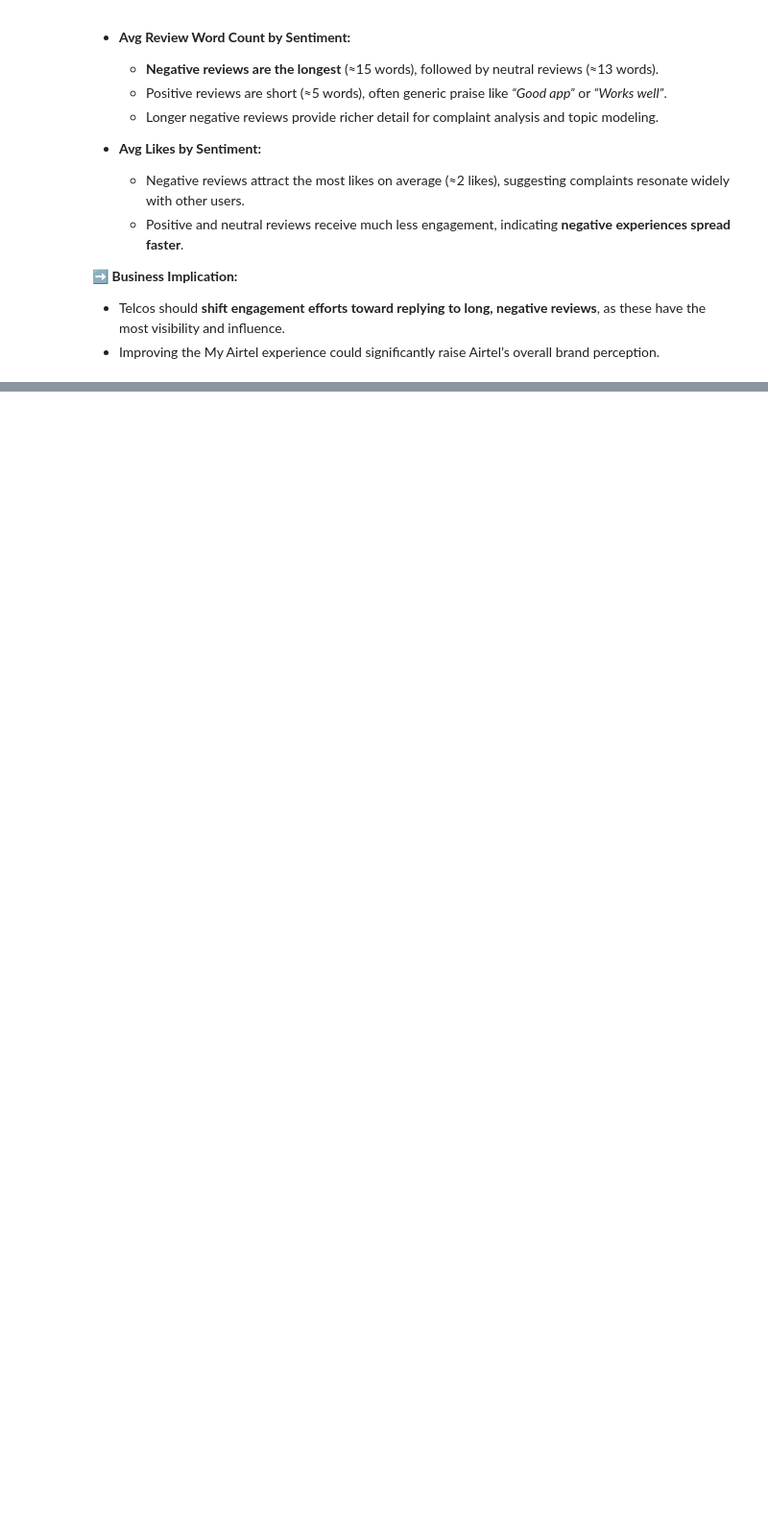
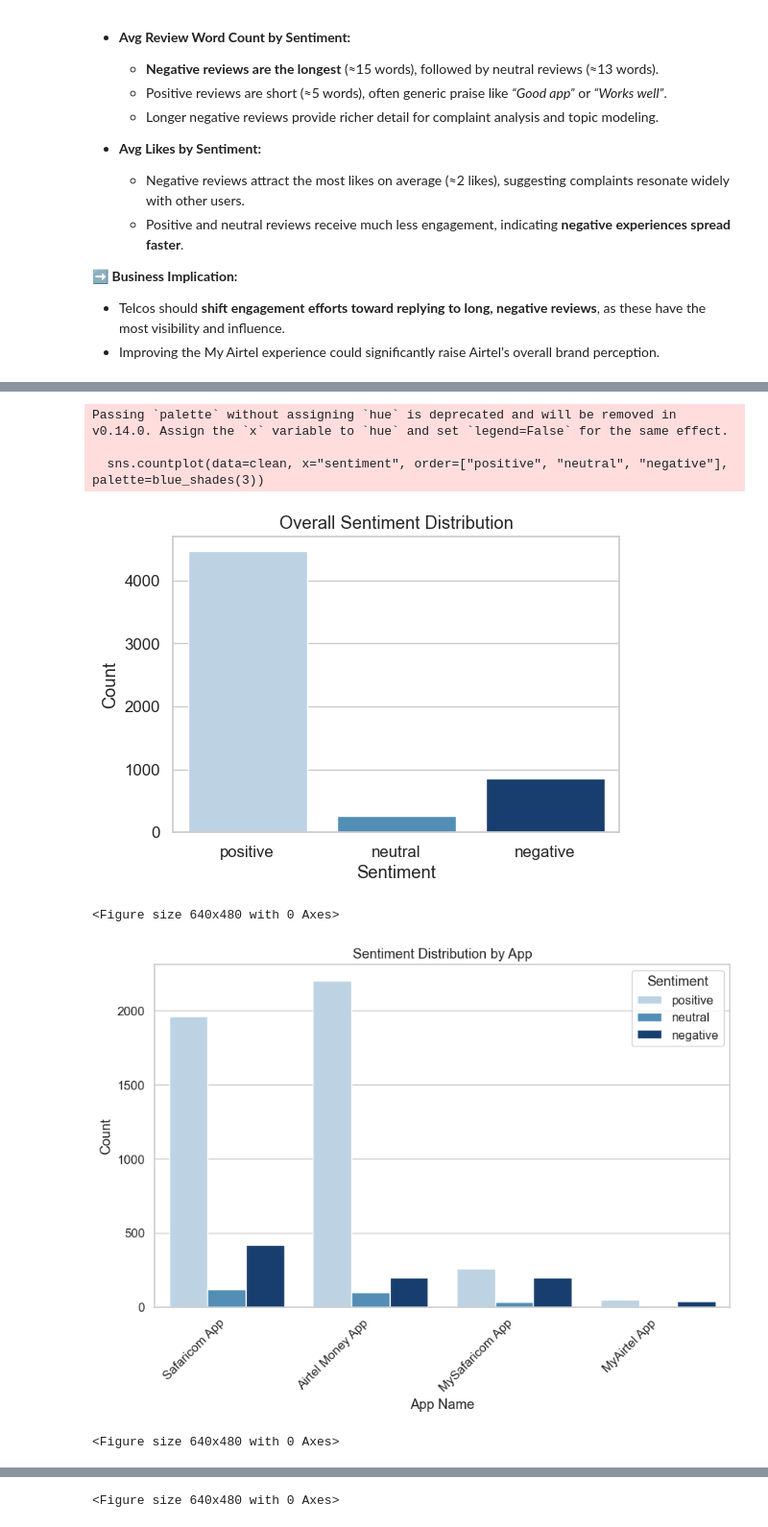
Before and after one commit to jedidahkathure/Customer-Sentiments-Analysis, a Jupyter notebook: safaricom_airtel_analysis.ipynb, the cells around one changed output, grey strips where cells are left out. Shown at 96% size. Drawn from its saved outputs; the diff is of its cells as text; code cells hidden in the pictures; blank space fills up the shorter version.

Commit message:
add sentiment labelling from reviews

```diff
--- a/safaricom_airtel_analysis.ipynb
+++ b/safaricom_airtel_analysis.ipynb
@@ -1233,0 +1323,61 @@ plt.show()
+# %%
+import matplotlib.pyplot as plt
+import seaborn as sns
+
+sns.set(style="whitegrid", palette="pastel", font_scale=1.1)
+
+# =======================================================
+# 1. Overall sentiment distribution
+# =======================================================
+plt.figure(figsize=(6,4))
+sns.countplot(data=clean, x="sentiment", order=["positive", "neutral", "negative"], palette=blue_shades(3))
+plt.title("Overall Sentiment Distribution")
+plt.xlabel("Sentiment")
+plt.ylabel("Count")
+plt.show()
+plt.savefig("Output/00_sentiment_Distribution_Overall.png", dpi=300)
+
+# =======================================================
+# 2. Sentiment distribution per App
+# =======================================================
+plt.figure(figsize=(10,6))
+sns.countplot(data=clean, x="app_name", hue="sentiment",
+              order=clean["app_name"].value_counts().index,
+              hue_order=["positive", "neutral", "negative"],
+                palette=blue_shades(3))
+plt.title("Sentiment Distribution by App")
+plt.xlabel("App Name")
+plt.ylabel("Count")
+plt.legend(title="Sentiment")
+plt.xticks(rotation=45, ha="right")
+plt.show()
+plt.savefig("Output/00_sentiment_Distribution_by_App.png", dpi=300)
+
+# =======================================================
+# 3. Sentiment trends over time
+# =======================================================
+# Ensure review_date is datetime
+clean["review_date"] = pd.to_datetime(clean["review_date"], errors="coerce")
+
+# Aggregate by year-month (already exists, but just in case regenerate)
+clean["year_month"] = clean["review_date"].dt.to_period("M").astype(str)
+
+trend = clean.groupby(["year_month", "sentiment"]).size().reset_index(name="count")
+
+plt.figure(figsize=(12,6))
+sns.lineplot(data=trend, x="year_month", y="count", hue="sentiment",
+             hue_order=["positive", "neutral", "negative"], marker="o", palette=blue_shades(3))
+plt.title("Sentiment Trends Over Time")
+plt.xlabel("Month")
+plt.ylabel("Number of Reviews")
+plt.xticks(rotation=45, ha="right")
+plt.show()
+plt.savefig("Output/00_sentiment_Trends_Overtime.png", dpi=300)
+# %% [output]
+Passing `palette` without assigning `hue` is deprecated and will be removed in v0.14.0. Assign the `x` variable to `hue` and set `legend=False` for the same effect.
+
+  sns.countplot(data=clean, x="sentiment", order=["positive", "neutral", "negative"], palette=blue_shades(3))
+[figure, added]
+<Figure size 640x480 with 0 Axes>
+[figure, added]
+<Figure size 640x480 with 0 Axes>
@@ -1233,0 +1385 @@ plt.show()
+<Figure size 640x480 with 0 Axes>
```
Also changed, not shown: parts of 9 cells of this notebook, 9 other files.
